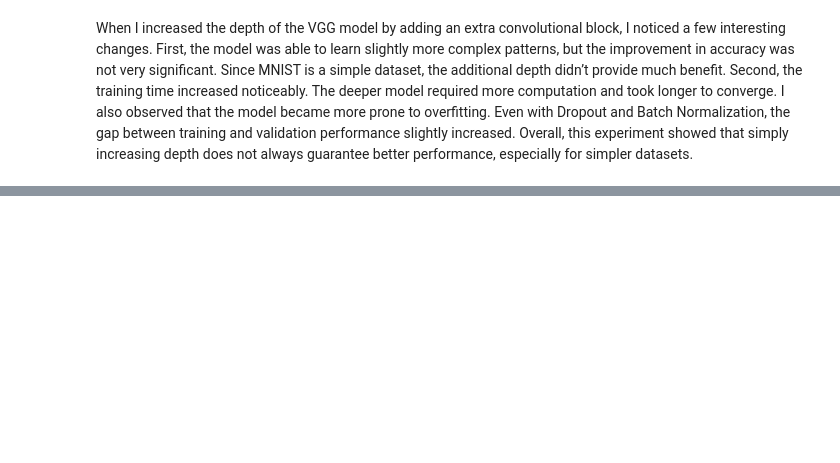
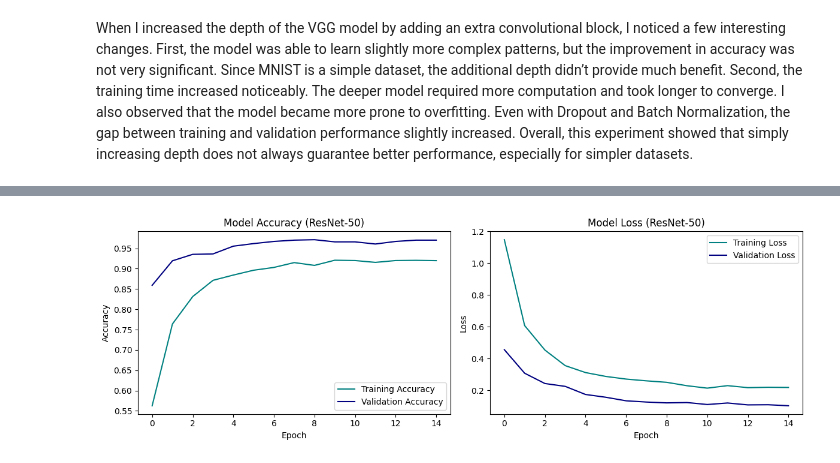
Before and after one commit to Seshmanuvarthi/DL_Journey-2026, a Jupyter notebook: week-7-imagenet.ipynb, the cells around one changed output, grey strips where cells are left out. Cells and saved outputs as stored; diff of their text form; code cells hidden in the pictures; blank space fills up the shorter version.

```diff
--- a/week-7-imagenet.ipynb
+++ b/week-7-imagenet.ipynb
@@ -834,0 +1123,96 @@ Overall, this experiment showed that simply increasing depth does not always gua
+# %%
+import tensorflow as tf
+from tensorflow.keras import layers, models
+from tensorflow.keras.applications import ResNet50
+import matplotlib.pyplot as plt
+
+data_dir = '/kaggle/input/datasets/aneesh10/cricket-shot-dataset/data/'
+
+batch_size = 32
+img_height = 224 # ResNet
+img_width = 224
+
+train_ds = tf.keras.utils.image_dataset_from_directory(
+    data_dir,
+    validation_split=0.2,
+    subset="training",
+    seed=123,
+    image_size=(img_height, img_width),
+    batch_size=batch_size
+)
+
+val_ds = tf.keras.utils.image_dataset_from_directory(
+    data_dir,
+    validation_split=0.2,
+    subset="validation",
+    seed=123,
+    image_size=(img_height, img_width),
+    batch_size=batch_size
+)
+
+class_names = train_ds.class_names
+num_classes = len(class_names)
+base_model_resnet = ResNet50(
+    weights='imagenet',
+    include_top=False,
+    input_shape=(img_height, img_width, 3)
+)
+base_model_resnet.trainable = False
+ResNet_Model = models.Sequential()
+
+# ResNet requires its own specific preprocessing math!
+# We wrap it in a Lambda layer just like we did for VGG
+ResNet_Model.add(layers.Lambda(tf.keras.applications.resnet50.preprocess_input, input_shape=(img_height, img_width, 3)))
+
+# Add the frozen ResNet brain
+ResNet_Model.add(base_model_resnet)
+
+# NEW UPGRADE: Instead of Flatten(), we use GlobalAveragePooling2D()
+# This takes the 2D feature maps and averages them into a 1D vector.
+# It is much faster and less prone to overfitting than Flattening.
+ResNet_Model.add(layers.GlobalAveragePooling2D())
+
+# Optional: Add a Dropout layer for extra safety against overfitting
+ResNet_Model.add(layers.Dropout(0.5))
+
+# Output Layer
+ResNet_Model.add(layers.Dense(num_classes, activation='softmax'))
+ResNet_Model.summary()
+
+ResNet_Model.compile(
+    optimizer='adam',
+    loss='sparse_categorical_crossentropy',
+    metrics=['accuracy']
+)
+
+print("Starting ResNet-50 Transfer Learning...")
+epochs = 15
+history_resnet = ResNet_Model.fit(
+    train_ds,
+    validation_data=val_ds,
+    epochs=epochs
+)
+
+
+
+plt.figure(figsize=(12, 4))
+
+plt.subplot(1, 2, 1)
+plt.plot(history_resnet.history['accuracy'], label='Training Accuracy', color='teal')
+plt.plot(history_resnet.history['val_accuracy'], label='Validation Accuracy', color='navy')
+plt.title('Model Accuracy (ResNet-50)')
+plt.xlabel('Epoch')
+plt.ylabel('Accuracy')
+plt.legend(loc='lower right')
+
+plt.subplot(1, 2, 2)
+plt.plot(history_resnet.history['loss'], label='Training Loss', color='teal')
+plt.plot(history_resnet.history['val_loss'], label='Validation Loss', color='navy')
+plt.title('Model Loss (ResNet-50)')
+plt.xlabel('Epoch')
+plt.ylabel('Loss')
+plt.legend(loc='upper right')
+
+plt.tight_layout()
+plt.show()
+# %% [output]
@@ -834,0 +1260 @@ Overall, this experiment showed that simply increasing depth does not always gua
+[figure, added]
```
Also changed, not shown: parts of 15 cells of this notebook.
